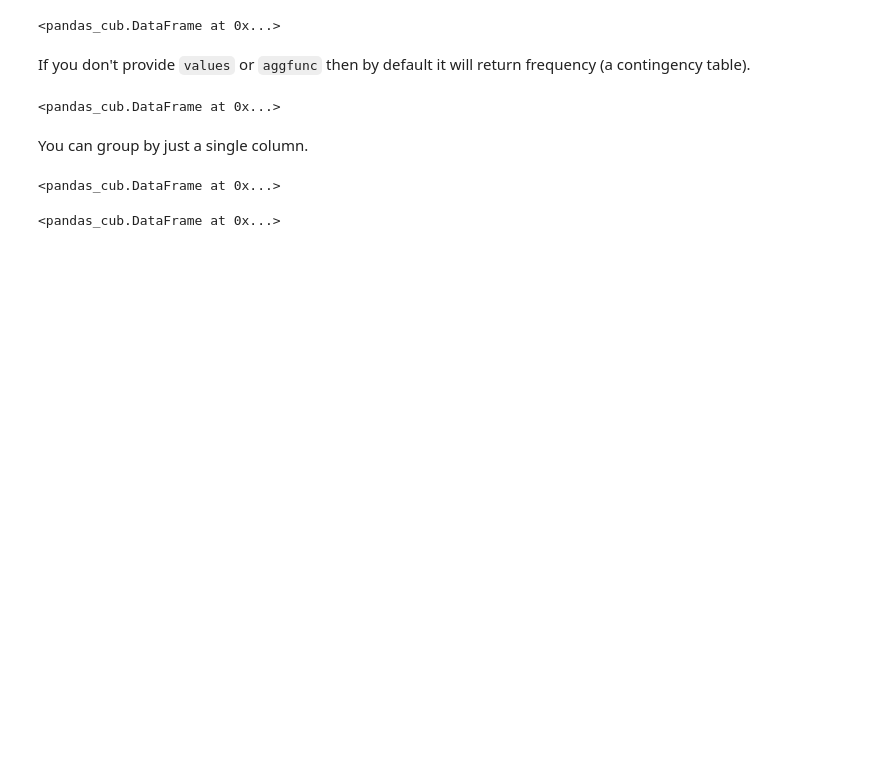
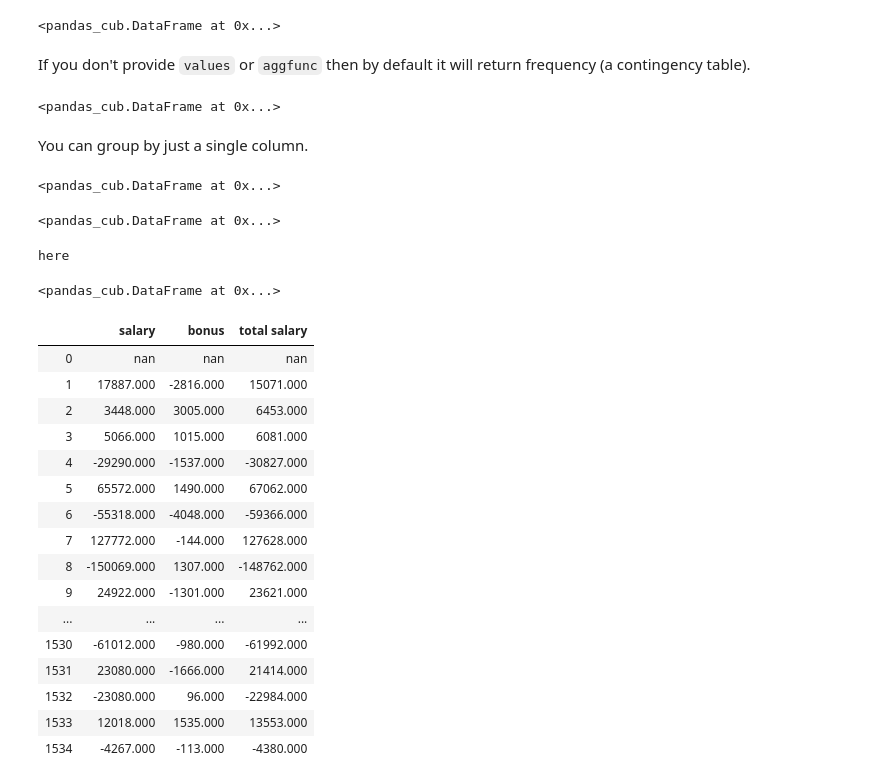
Before and after one commit to dexplo/pandas_cub, a Jupyter notebook: README.ipynb, the cells around one changed output. Saved outputs shown, nothing was run; the diff lists cells and outputs as text; code cells hidden in the pictures; blank space fills up the shorter version.

```diff
--- a/README.ipynb
+++ b/README.ipynb
@@ -443,3 +458,8 @@ df.pivot_table(rows='department', values='salary', aggfunc='mean')
 df.pivot_table(columns='department', values='salary', aggfunc='mean')
 # %% [output]
 <pandas_cub.DataFrame at 0x...>
+# %%
+df.pivot_table(rows='department', values='salary', aggfunc='mean').round(-3)
+# %% [output]
+here
+<pandas_cub.DataFrame at 0x...>
@@ -445,0 +470,20 @@ df.pivot_table(columns='department', values='salary', aggfunc='mean')
+# %%
+df.diff()
+# %% [output]
+|  | salary | bonus | total salary |
+| 0 | nan | nan | nan |
+| 1 | 17887.000 | -2816.000 | 15071.000 |
+| 2 | 3448.000 | 3005.000 | 6453.000 |
+| 3 | 5066.000 | 1015.000 | 6081.000 |
+| 4 | -29290.000 | -1537.000 | -30827.000 |
+| 5 | 65572.000 | 1490.000 | 67062.000 |
+| 6 | -55318.000 | -4048.000 | -59366.000 |
+| 7 | 127772.000 | -144.000 | 127628.000 |
+| 8 | -150069.000 | 1307.000 | -148762.000 |
+| 9 | 24922.000 | -1301.000 | 23621.000 |
+| ... | ... | ... | ... |
+| 1530 | -61012.000 | -980.000 | -61992.000 |
+| 1531 | 23080.000 | -1666.000 | 21414.000 |
+| 1532 | -23080.000 | 96.000 | -22984.000 |
+| 1533 | 12018.000 | 1535.000 | 13553.000 |
+| 1534 | -4267.000 | -113.000 | -4380.000 |
```
Also changed, not shown: parts of 8 cells of this notebook, 4 other files.
